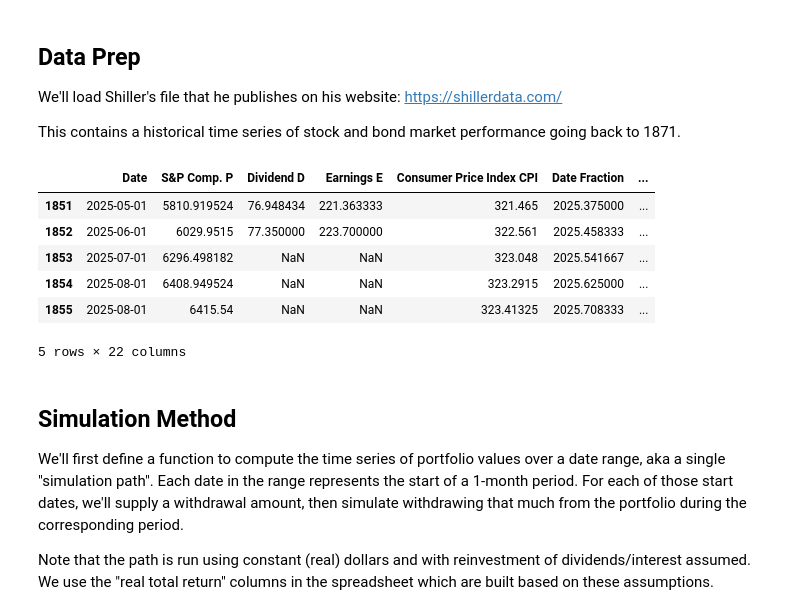
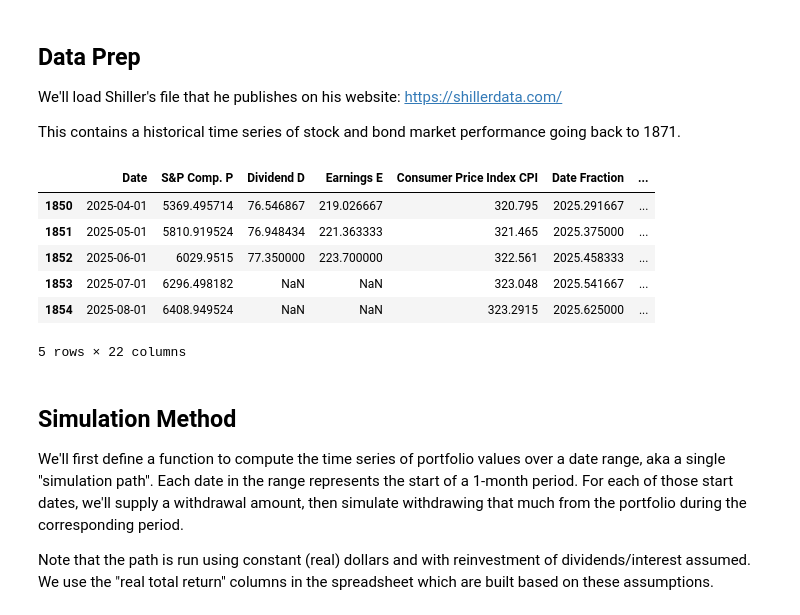
Before and after one commit to rogercost/fire-guardrails, a Jupyter notebook: Guardrails.ipynb, the cells around one changed output. Cells and saved outputs as stored; diff of their text form; code cells hidden in the pictures.

```diff
--- a/Guardrails.ipynb
+++ b/Guardrails.ipynb
@@ -59,38 +61,41 @@ def needs_update(path, days=30):
 # Download if missing or outdated
 if needs_update(local_path):
     local_path.parent.mkdir(parents=True, exist_ok=True)
     r = requests.get(url)
     r.raise_for_status()
     with open(local_path, "wb") as f:
         f.write(r.content)
 
 # Read multi-line headers (rows 4–7) and collapse them
 headers_raw = pd.read_excel(local_path, sheet_name="Data", skiprows=4, nrows=4, header=None)
 headers = (
     headers_raw.fillna("")
     .astype(str)
     .agg(" ".join)           # join rows into one string
     .str.strip()
     .str.replace(r"\s+", " ", regex=True)  # clean spaces
 )
 
 # Read the actual data (starting row 8)
 df = pd.read_excel(local_path, sheet_name="Data", skiprows=8)
 df.columns = headers
 
 # Drop the last row which contains footnotes
 df = df.iloc[:-1].reset_index(drop=True)
 
+# TEMPORARY: Also drop the second to last row which as of 20250913 is a duplicate
+df = df.iloc[:-1].reset_index(drop=True)
+
 df["Date"] = parse_shiller_date(df["Date"])
 
 df.tail()
 # %% [output]
 |  | Date | S&P Comp. P | Dividend D | Earnings E | Consumer Price Index CPI | Date Fraction | ... |
+| 1850 | 2025-04-01 | 5369.495714 | 76.546867 | 219.026667 | 320.795 | 2025.291667 | ... |
 | 1851 | 2025-05-01 | 5810.919524 | 76.948434 | 221.363333 | 321.465 | 2025.375000 | ... |
 | 1852 | 2025-06-01 | 6029.9515 | 77.350000 | 223.700000 | 322.561 | 2025.458333 | ... |
 | 1853 | 2025-07-01 | 6296.498182 | NaN | NaN | 323.048 | 2025.541667 | ... |
 | 1854 | 2025-08-01 | 6408.949524 | NaN | NaN | 323.2915 | 2025.625000 | ... |
-| 1855 | 2025-08-01 | 6415.54 | NaN | NaN | 323.41325 | 2025.708333 | ... |
 5 rows × 22 columns
 # %% [markdown]
 ## Simulation Method
```
Also changed, not shown: parts of 7 cells of this notebook.
